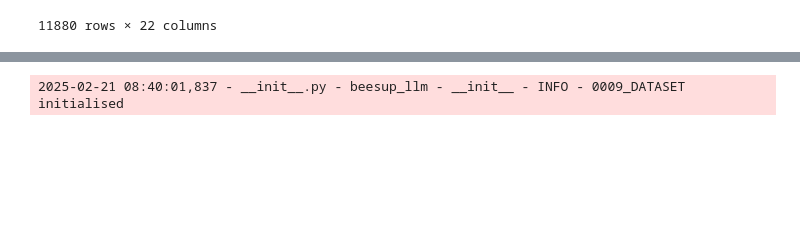
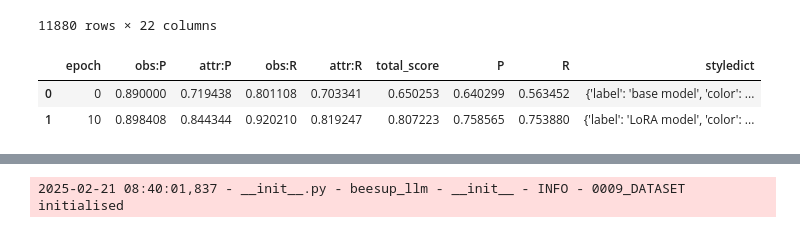
Before and after one commit to fee1ix/beesup_extraction_lab, a Jupyter notebook: setup_notebook.ipynb, the cells around one changed output, grey strips where cells are left out. Drawn from its saved outputs; the diff is of its cells as text; code cells hidden in the pictures; blank space fills up the shorter version.

````diff
--- a/setup_notebook.ipynb
+++ b/setup_notebook.ipynb
@@ -1614,3 +1616,35 @@ evals_df
 | 11878 | 11 | Für das Stadtgebiet Bielefeld nör... | ```json\n{\n "meta_location": "No... | ```json\n{\n "meta_location": "No... | 1 | 700 | 10 | ... |
 | 11879 | 11 | Die Insekten des Naturschutzparke... | ```json\n{\n "meta_location": "Lü... | ```json\n{\n "meta_location": "Ni... | 1 | 700 | 10 | ... |
 11880 rows × 22 columns
+# %%
+honey_df=evals_df[
+    (evals_df['epoch'].isin([0,10])) &
+    (evals_df['dataset_id'].isin([9])) &
+    (evals_df['extractor_id'].isin([3]))
+    ].copy()
+
+honey_df=honey_df[['epoch','obs:P','attr:P','obs:R','attr:R','total_score']].groupby(['epoch']).agg('mean').reset_index()
+honey_df['P']=honey_df['obs:P']*honey_df['attr:P']
+honey_df['R']=honey_df['obs:R']*honey_df['attr:R']
+
+def get_honey_styledict(row):
+
+    style_dict=dict()
+    if row['epoch']==0:
+        style_dict['label'] = 'base model'
+        style_dict['color'] = mcolors.to_rgb('red')
+
+    elif row['epoch']==10:
+        style_dict['label'] = 'LoRA model'
+        style_dict['color'] = mcolors.to_rgb('blue')
+
+    return style_dict
+
+
+
+honey_df['styledict']=honey_df.apply(get_honey_styledict,axis=1)
+honey_df
+# %% [output]
+|  | epoch | obs:P | attr:P | obs:R | attr:R | total_score | P | R | styledict |
+| 0 | 0 | 0.890000 | 0.719438 | 0.801108 | 0.703341 | 0.650253 | 0.640299 | 0.563452 | {'label': 'base model', 'color': ... |
+| 1 | 10 | 0.898408 | 0.844344 | 0.920210 | 0.819247 | 0.807223 | 0.758565 | 0.753880 | {'label': 'LoRA model', 'color': ... |
````
Also changed, not shown: parts of 4 cells of this notebook, 4 other files.
